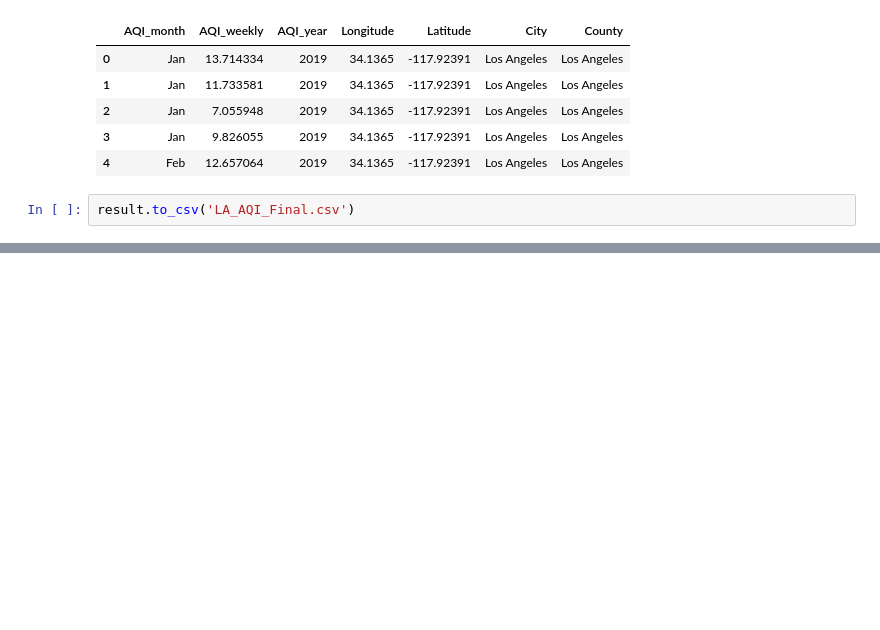
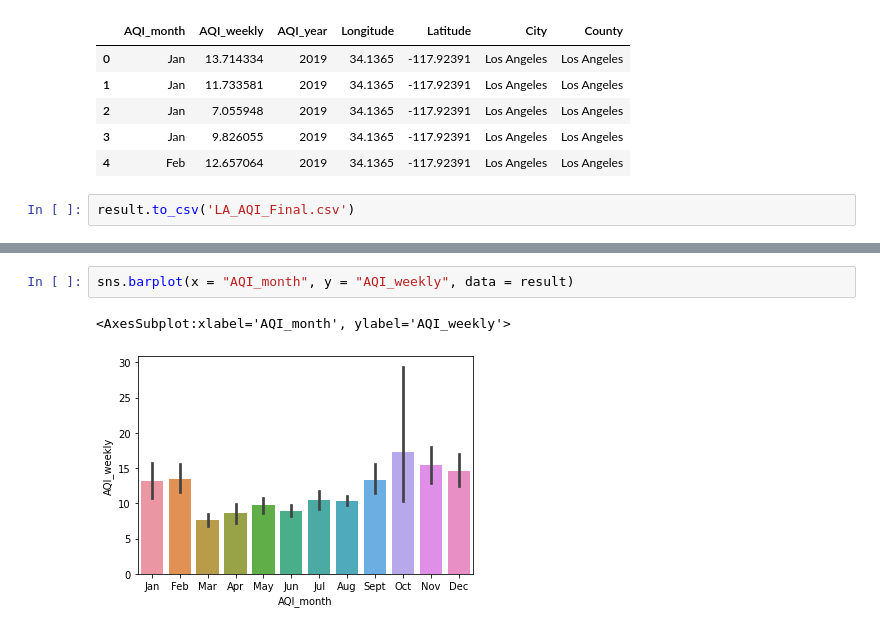
Before and after one commit to vbgupta/Transfer-Learning-Address-Sustainability-Issues, a Jupyter notebook: project/src/notebooks/Los Angeles Air Quality.ipynb, the cells around one changed output, grey strips where cells are left out. Cells and saved outputs as stored; diff of their text form; blank space fills up the shorter version.

```diff
--- a/project/src/notebooks/Los Angeles Air Quality.ipynb
+++ b/project/src/notebooks/Los Angeles Air Quality.ipynb
@@ -252,0 +258,5 @@ result.to_csv('LA_AQI_Final.csv')
+# %%
+sns.barplot(x = "AQI_month", y = "AQI_weekly", data = result)
+# %% [output]
+<AxesSubplot:xlabel='AQI_month', ylabel='AQI_weekly'>
+[figure, added]
```
Also changed, not shown: parts of 2 cells of this notebook.
